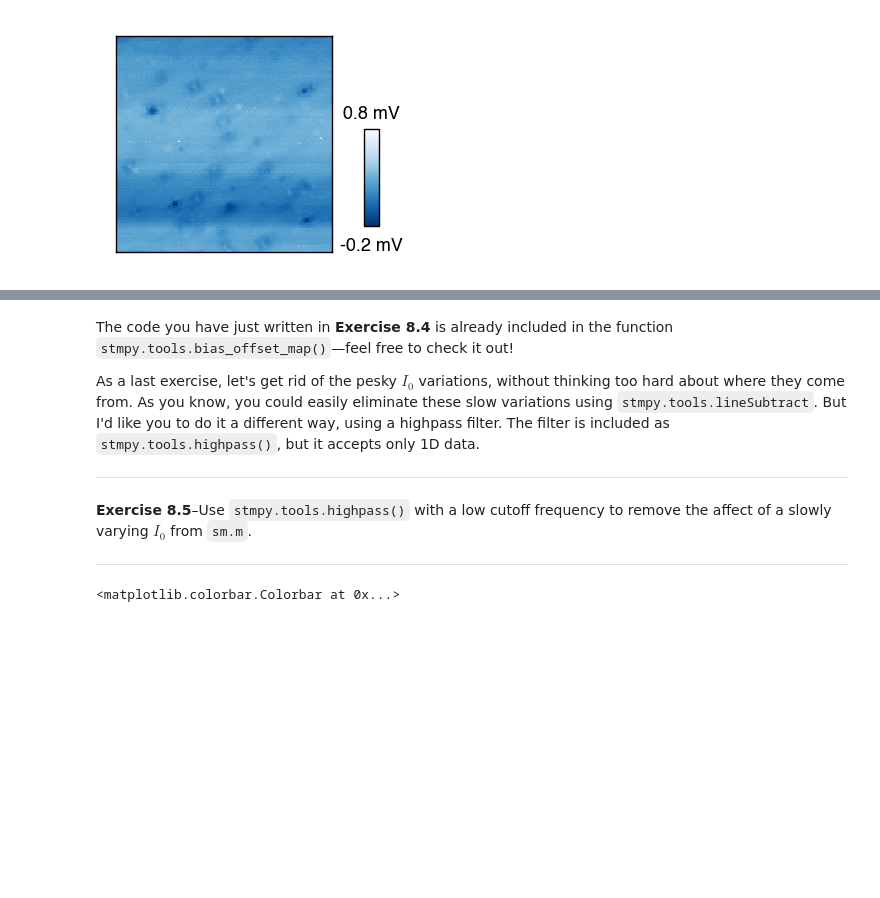
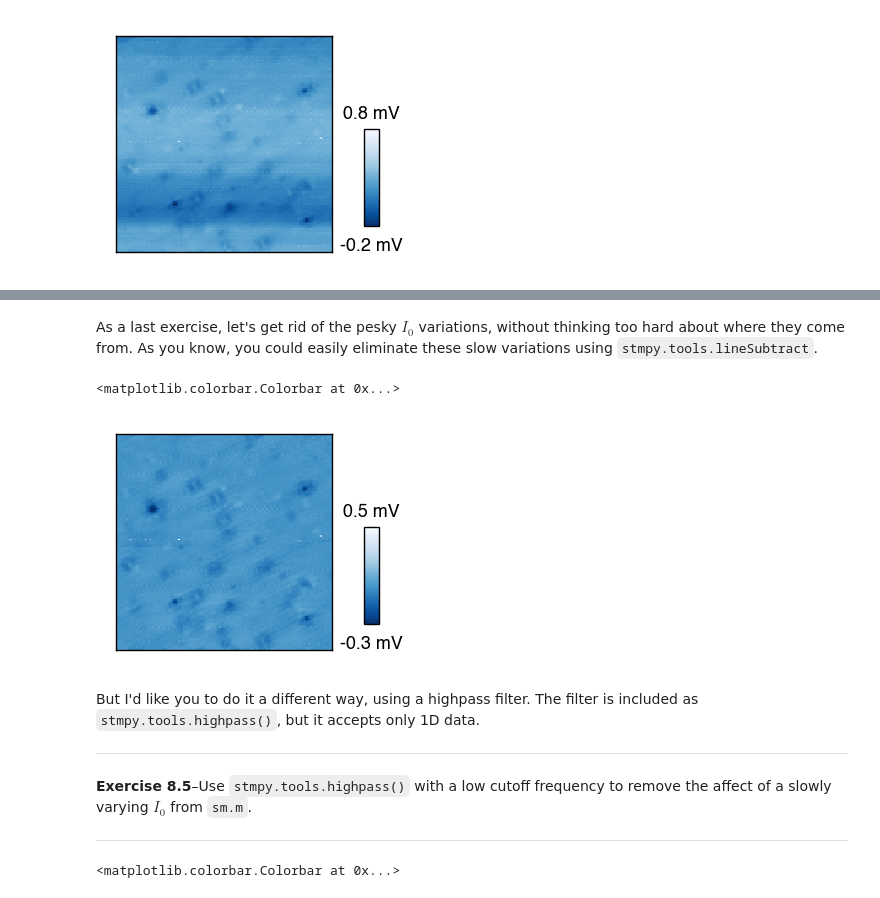
Before and after one commit to hoffmanlabcoding/stmpy, a Jupyter notebook: stmpy/doc/Stmpy 101 - getting started.ipynb, the cells around one changed output, grey strips where cells are left out. Cells and saved outputs as stored; diff of their text form; code cells hidden in the pictures; blank space fills up the shorter version.

```diff
--- a/stmpy/doc/Stmpy 101 - getting started.ipynb
+++ b/stmpy/doc/Stmpy 101 - getting started.ipynb
@@ -1271,7 +1306,18 @@ stmpy.image.add_cbar(fs=6.5, units='mV', sf=1, pad=0.15)
+# %% [markdown]
+As a last exercise, let's get rid of the pesky $I_0$ variations, without thinking too hard about where they come from. As you know, you could easily eliminate these slow variations using `stmpy.tools.lineSubtract`.
+# %%
+# n is deg of polynomial to subtract from each line
+sm.m2 = stmpy.tools.lineSubtract(sm.m, n=4, maskon=True)
+
+figure(figsize=[1.4,1.4]); ax = subplot(111)
+imshow(sm.m2, cmap=stmpy.cm.Blues_r, aspect=1)
+ax.set_xticks([]); ax.set_yticks([])
+stmpy.image.add_cbar(fs=6.5, units='mV', sf=1, pad=0.15)
+# %% [output]
+<matplotlib.colorbar.Colorbar at 0x...>
+[figure, added]
 # %% [markdown]
-The code you have just written in **Exercise 8.4** is already included in the function `stmpy.tools.bias_offset_map()`—feel free to check it out!
-
-As a last exercise, let's get rid of the pesky $I_0$ variations, without thinking too hard about where they come from. As you know, you could easily eliminate these slow variations using `stmpy.tools.lineSubtract`. But I'd like you to do it a different way, using a highpass filter. The filter is included as `stmpy.tools.highpass()`, but it accepts only 1D data.
+But I'd like you to do it a different way, using a highpass filter. The filter is included as `stmpy.tools.highpass()`, but it accepts only 1D data.
 
 ---
 
```
Also changed, not shown: parts of 26 cells of this notebook, 2 other files.
